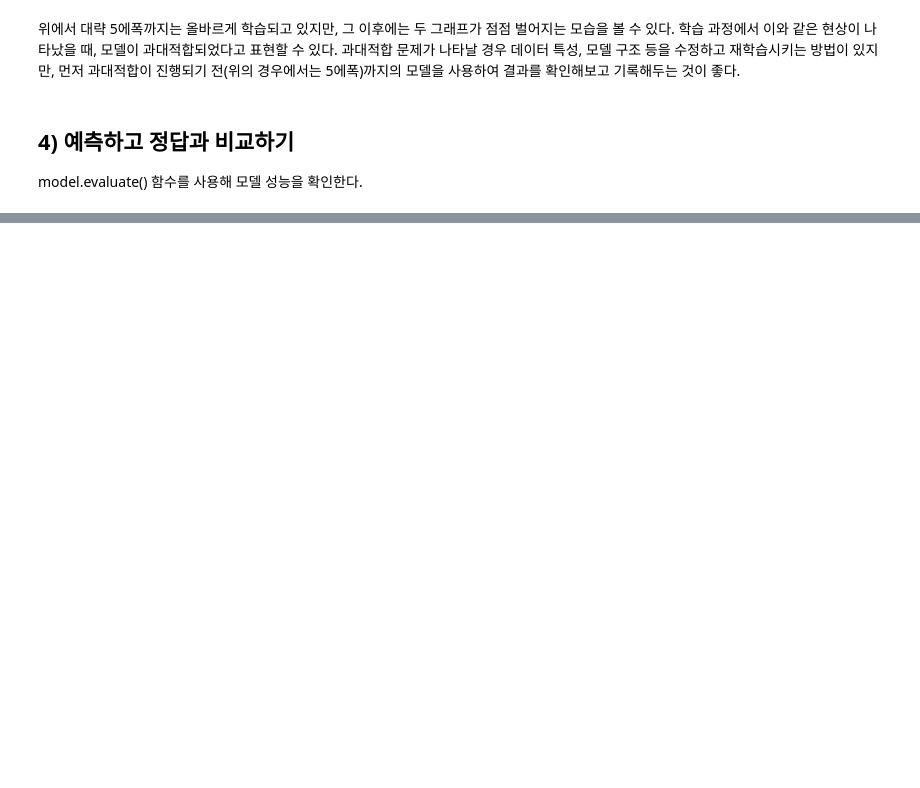
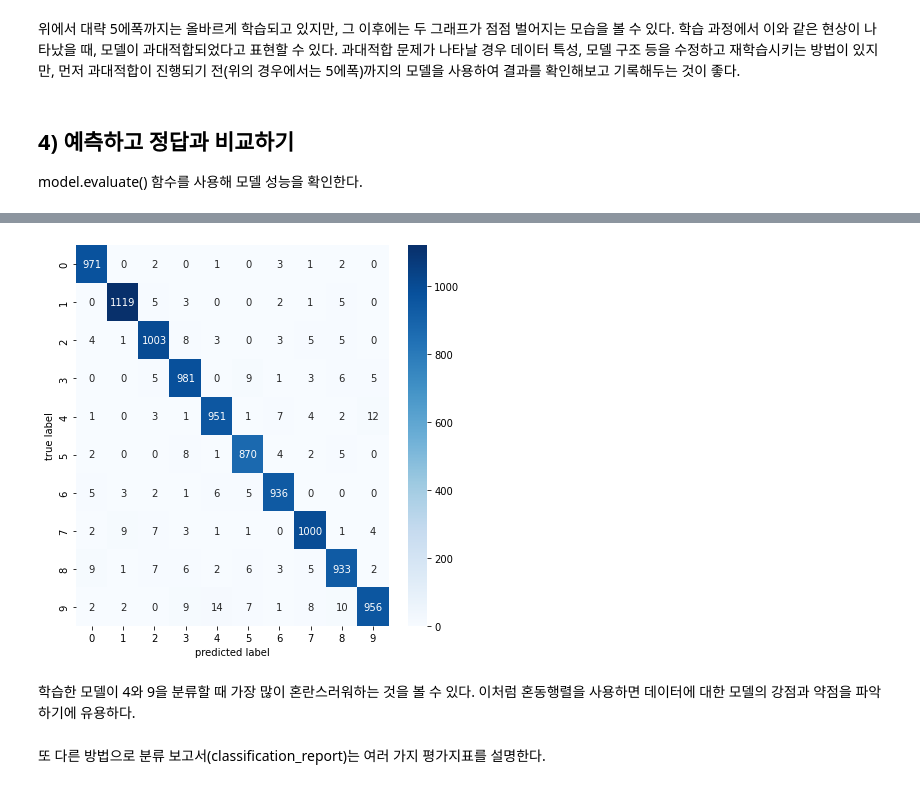
Before and after one commit to spacemaninSeoul/justpractice, a Jupyter notebook: Using_Neural_Network_Fashion_MNIST.ipynb, the cells around one changed output, grey strips where cells are left out. Drawn from its saved outputs; the diff is of its cells as text; code cells hidden in the pictures; blank space fills up the shorter version.

```diff
--- a/Using_Neural_Network_Fashion_MNIST.ipynb
+++ b/Using_Neural_Network_Fashion_MNIST.ipynb
@@ -246,0 +273,19 @@ model.evaluate(x_test, y_test)
+# %%
+# 모델 평가 방법 1 - 혼돈행렬
+# sklearn.metrics 모듈은 여러 가지 평가 지표에 관한 기능을 제공한다.
+from sklearn.metrics import classification_report, confusion_matrix
+import seaborn as sns
+
+# 혼동행렬을 만든다.
+plt.figure(figsize=(7, 7))
+cm = confusion_matrix(np.argmax(y_test, axis = -1), np.argmax(results, axis= - 1))
+sns.heatmap(cm, annot = True, fmt = 'd', cmap = 'Blues')
+plt.xlabel('predicted label')
+plt.ylabel('true label')
+plt.show()
+# %% [output]
+[figure, added]
+# %% [markdown]
+학습한 모델이 4와 9을 분류할 때 가장 많이 혼란스러워하는 것을 볼 수 있다. 이처럼 혼동행렬을 사용하면 데이터에 대한 모델의 강점과 약점을 파악하기에 유용하다.
+# %% [markdown]
+또 다른 방법으로 분류 보고서(classification_report)는 여러 가지 평가지표를 설명한다.
```
Also changed, not shown: parts of 27 cells of this notebook.
